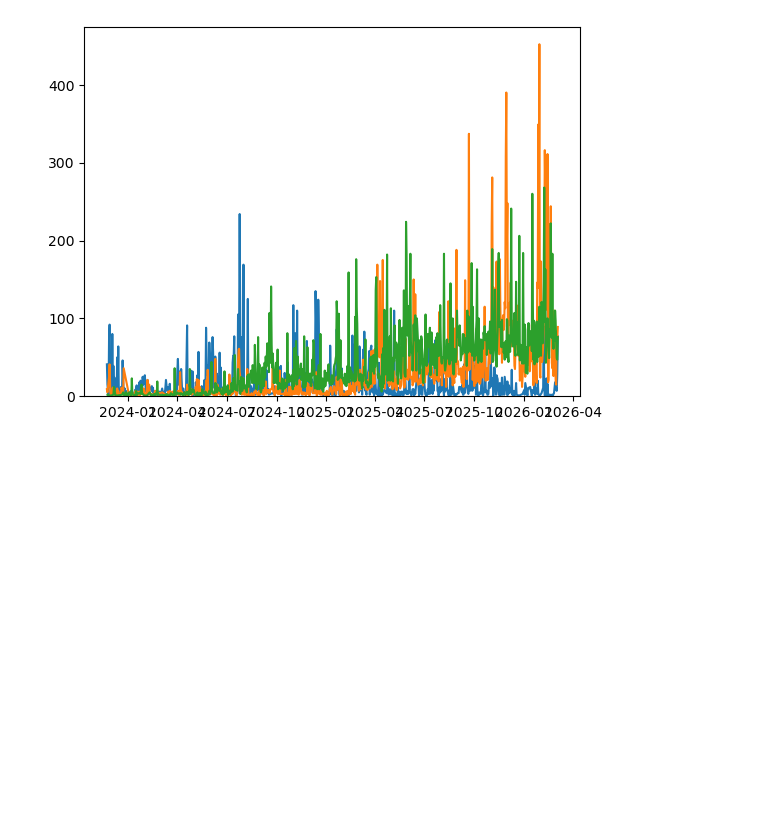
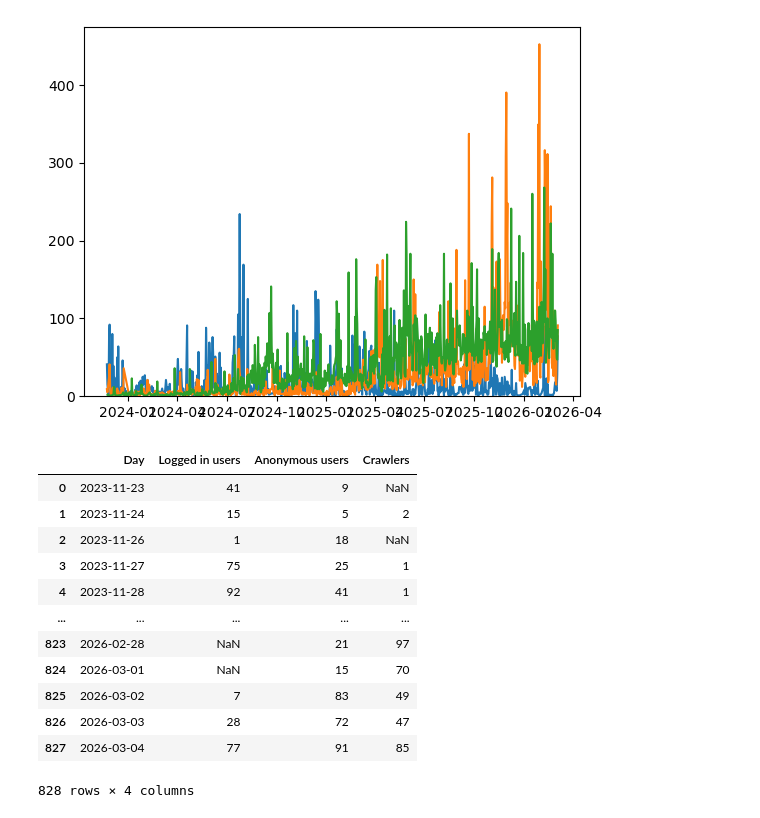
Before and after one commit to festim-dev/pose, a Jupyter notebook: test_discourse.ipynb, the cells around one changed output. Cells and saved outputs as stored; diff of their text form; code cells hidden in the pictures; blank space fills up the shorter version.

```diff
--- a/test_discourse.ipynb
+++ b/test_discourse.ipynb
@@ -67,4 +67,35 @@ Crawlers [{'x': '2023-11-24', 'y': 2}, {'x': '2023-11-27', 'y': 1}, {'x': '2023-
 # %%
 # make a new dataframe with Day as the index and "logged in", "anonymous", "crawlers" as columns
 
-new_df = pandas.DataFrame()
+all_days = set()
+for label, (xs, ys) in data_filtered.items():
+    all_days.update(xs)
+
+all_days = sorted(all_days)
+
+df = pandas.DataFrame(columns=data_filtered.keys(), index=all_days)
+
+for label, (xs, ys) in data_filtered.items():
+    for x, y in zip(xs, ys):
+        df.loc[x, label] = y
+
+# set index name
+df.index.name = "Day"
+
+# convert index to column
+df.reset_index(inplace=True)
+df
+# %% [output]
+|  | Day | Logged in users | Anonymous users | Crawlers |
+| 0 | 2023-11-23 | 41 | 9 | NaN |
+| 1 | 2023-11-24 | 15 | 5 | 2 |
+| 2 | 2023-11-26 | 1 | 18 | NaN |
+| 3 | 2023-11-27 | 75 | 25 | 1 |
+| 4 | 2023-11-28 | 92 | 41 | 1 |
+| ... | ... | ... | ... | ... |
+| 823 | 2026-02-28 | NaN | 21 | 97 |
+| 824 | 2026-03-01 | NaN | 15 | 70 |
+| 825 | 2026-03-02 | 7 | 83 | 49 |
+| 826 | 2026-03-03 | 28 | 72 | 47 |
+| 827 | 2026-03-04 | 77 | 91 | 85 |
+828 rows × 4 columns
```
Also changed, not shown: parts of 2 cells of this notebook, 4 other files.
